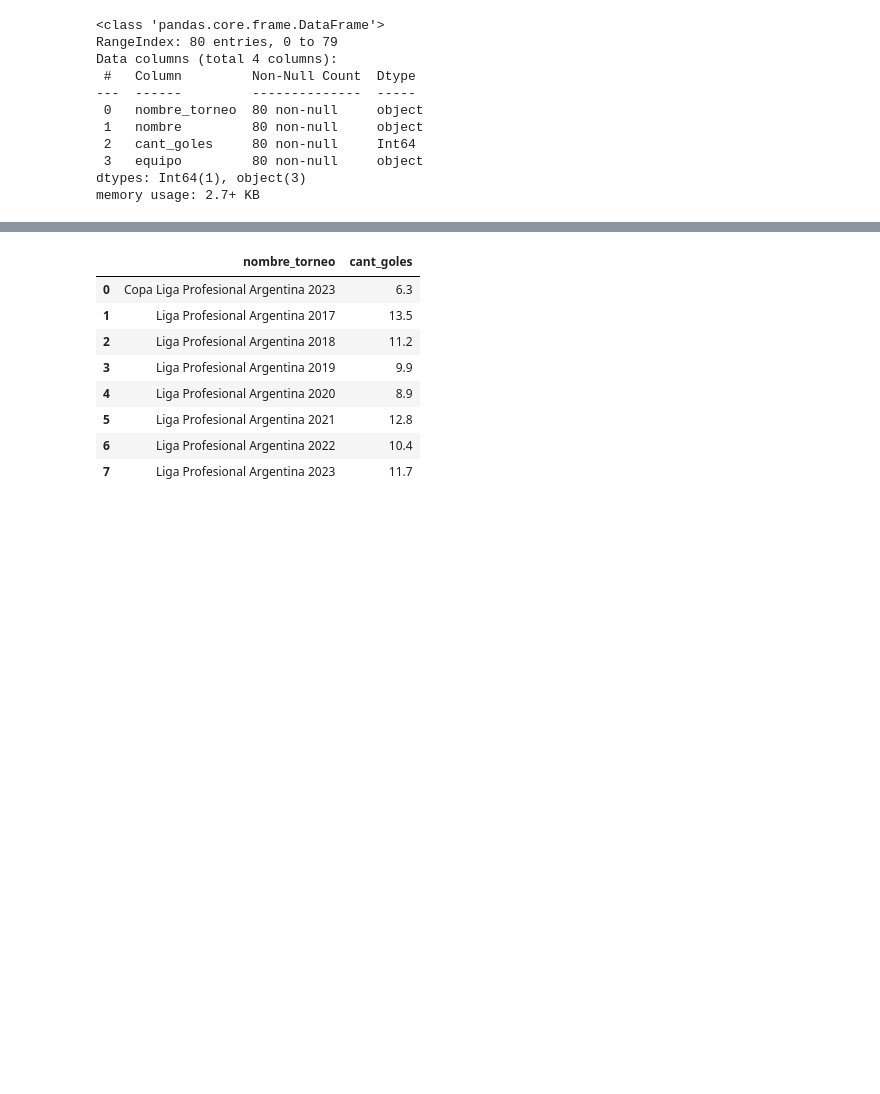
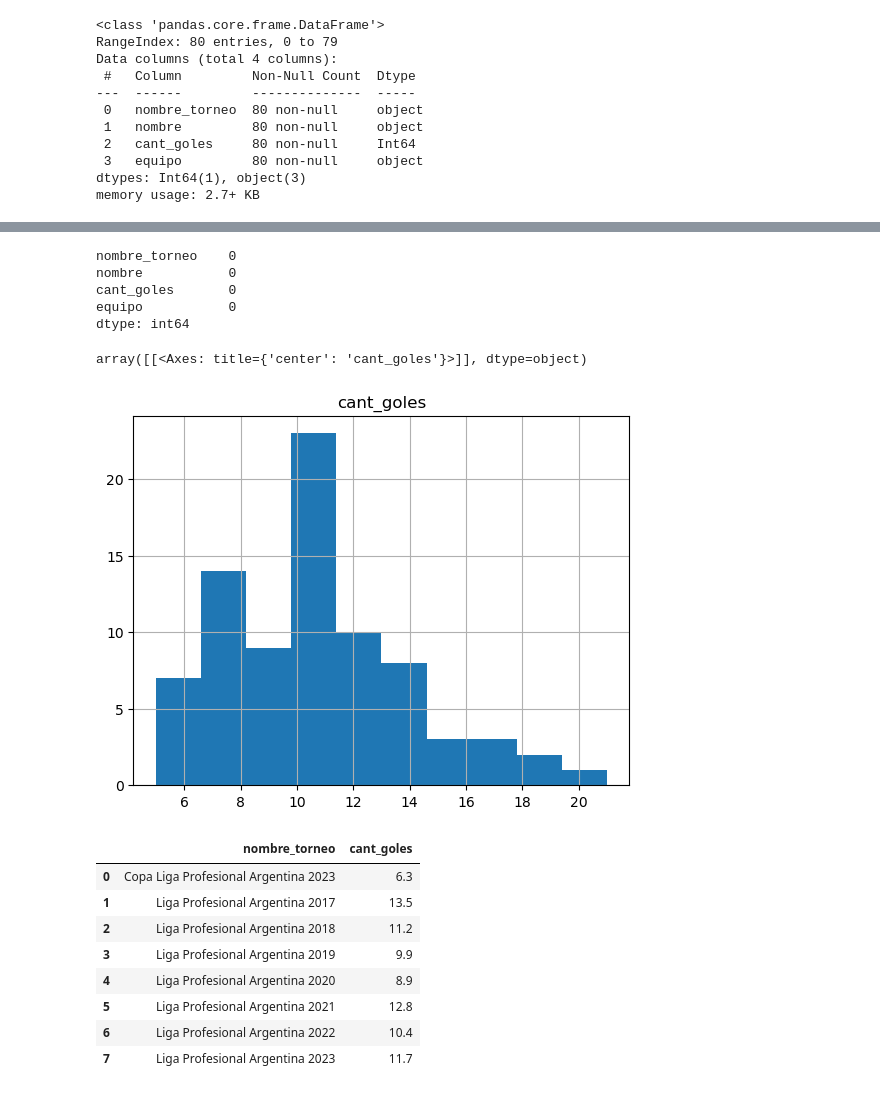
Before and after one commit to matiasfeliu92/torneos_primera_division_arg, a Jupyter notebook: Torneos_Primera_Division_best_players.ipynb, the cells around one changed output, grey strips where cells are left out. Drawn from its saved outputs; the diff is of its cells as text; code cells hidden in the pictures; blank space fills up the shorter version.

```diff
--- a/Torneos_Primera_Division_best_players.ipynb
+++ b/Torneos_Primera_Division_best_players.ipynb
@@ -79,3 +98,16 @@ memory usage: 2.7+ KB
+# %%
+df_best_players.isnull().sum()
+# %% [output]
+nombre_torneo    0
+nombre           0
+cant_goles       0
+equipo           0
+dtype: int64
+# %%
+df_best_players.hist()
+# %% [output]
+array([[<Axes: title={'center': 'cant_goles'}>]], dtype=object)
+[figure, added]
 # %%
 df_grouped_promedio_goles_torneo = df_best_players.groupby('nombre_torneo')['cant_goles'].mean().reset_index()
 df_grouped_promedio_goles_torneo
```
Also changed, not shown: parts of 2 cells of this notebook, 2 other files.
